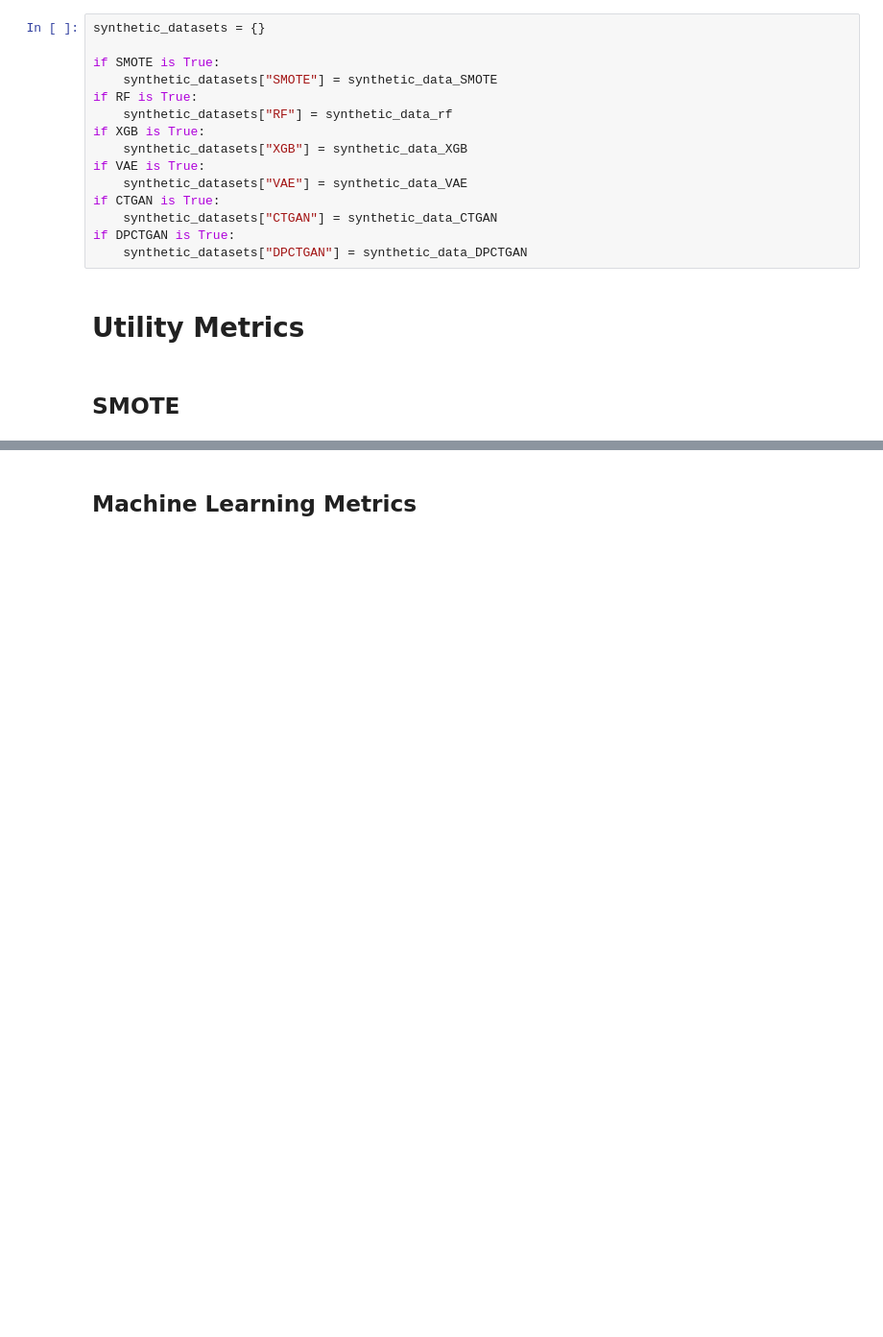
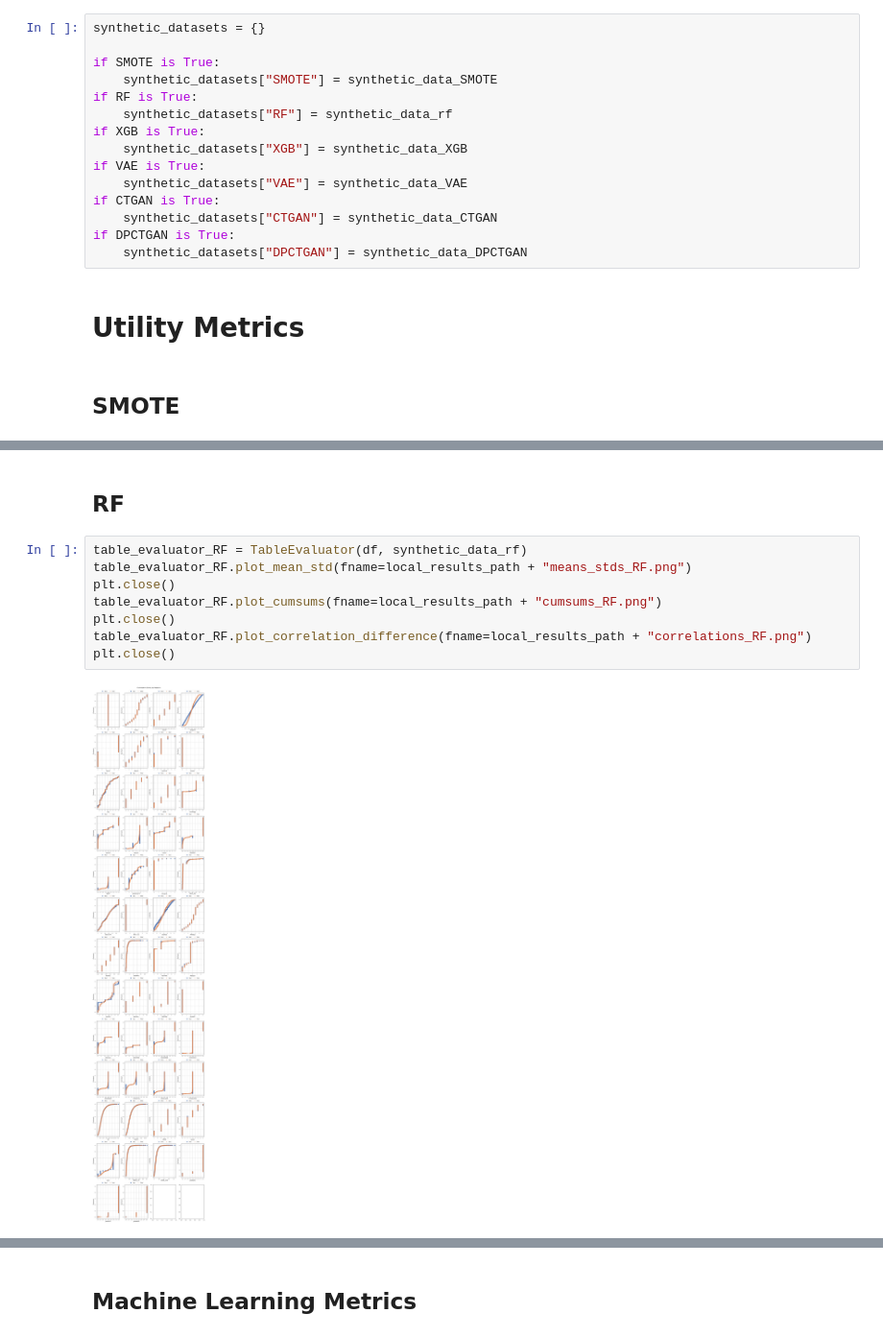
Before and after one commit to istat-methodology/AIML4OS_WP13_ISTAT_UC1, a Jupyter notebook: notebooks/aiml_wp13_uc1_synthetic_data_generator_utility_and_privacy_metrics_assestment.ipynb, the cells around one changed output, grey strips where cells are left out. Shown at 96% size. Saved outputs shown, nothing was run; the diff lists cells and outputs as text; blank space fills up the shorter version.

```diff
--- a/notebooks/aiml_wp13_uc1_synthetic_data_generator_utility_and_privacy_metrics_assestment.ipynb
+++ b/notebooks/aiml_wp13_uc1_synthetic_data_generator_utility_and_privacy_metrics_assestment.ipynb
@@ -761,3 +761,15 @@ table_evaluator_SMOTE.plot_correlation_difference(fname=local_results_path + "co
 plt.close()
 # %% [output]
 [figure]
+# %% [markdown]
+## **RF**
+# %%
+table_evaluator_RF = TableEvaluator(df, synthetic_data_rf)
+table_evaluator_RF.plot_mean_std(fname=local_results_path + "means_stds_RF.png")
+plt.close()
+table_evaluator_RF.plot_cumsums(fname=local_results_path + "cumsums_RF.png")
+plt.close()
+table_evaluator_RF.plot_correlation_difference(fname=local_results_path + "correlations_RF.png")
+plt.close()
+# %% [output]
+[figure, added]
```
Also changed, not shown: parts of 25 cells of this notebook, 15 other files.
